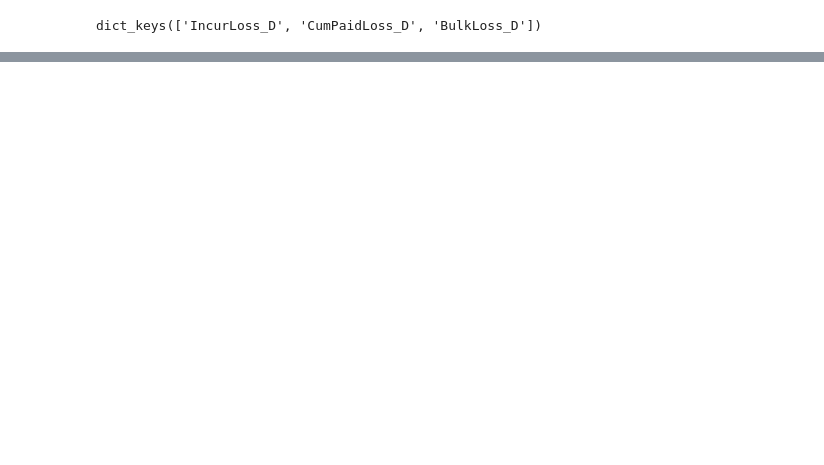
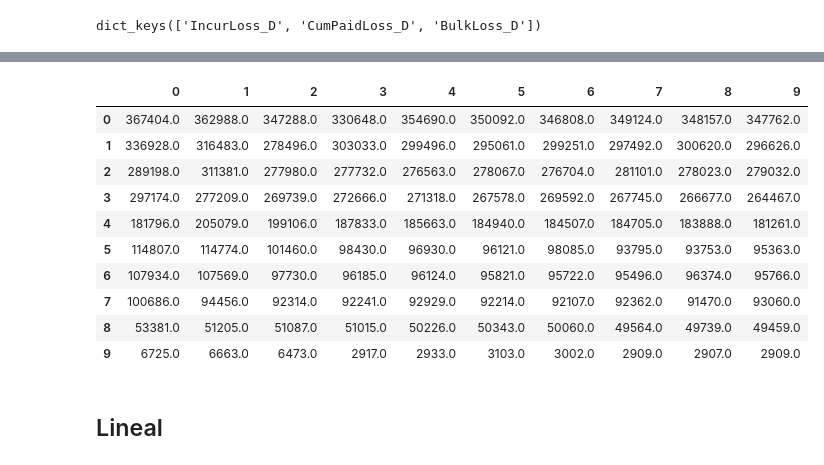
Before and after one commit to JuanLara18/Actuarial-DataMined-Provisiones, a Jupyter notebook: notebooks/Project_I.ipynb, the cells around one changed output, grey strips where cells are left out. Cells and saved outputs as stored; diff of their text form; code cells hidden in the pictures; blank space fills up the shorter version.

```diff
--- a/notebooks/Project_I.ipynb
+++ b/notebooks/Project_I.ipynb
@@ -230,0 +317,16 @@ Triangles['IncurLoss_D'][0]
+# %%
+DataComplete["IncurLoss_D"][0]
+# %% [output]
+|  | 0 | 1 | 2 | 3 | 4 | 5 | 6 | 7 | 8 | 9 |
+| 0 | 367404.0 | 362988.0 | 347288.0 | 330648.0 | 354690.0 | 350092.0 | 346808.0 | 349124.0 | 348157.0 | 347762.0 |
+| 1 | 336928.0 | 316483.0 | 278496.0 | 303033.0 | 299496.0 | 295061.0 | 299251.0 | 297492.0 | 300620.0 | 296626.0 |
+| 2 | 289198.0 | 311381.0 | 277980.0 | 277732.0 | 276563.0 | 278067.0 | 276704.0 | 281101.0 | 278023.0 | 279032.0 |
+| 3 | 297174.0 | 277209.0 | 269739.0 | 272666.0 | 271318.0 | 267578.0 | 269592.0 | 267745.0 | 266677.0 | 264467.0 |
+| 4 | 181796.0 | 205079.0 | 199106.0 | 187833.0 | 185663.0 | 184940.0 | 184507.0 | 184705.0 | 183888.0 | 181261.0 |
+| 5 | 114807.0 | 114774.0 | 101460.0 | 98430.0 | 96930.0 | 96121.0 | 98085.0 | 93795.0 | 93753.0 | 95363.0 |
+| 6 | 107934.0 | 107569.0 | 97730.0 | 96185.0 | 96124.0 | 95821.0 | 95722.0 | 95496.0 | 96374.0 | 95766.0 |
+| 7 | 100686.0 | 94456.0 | 92314.0 | 92241.0 | 92929.0 | 92214.0 | 92107.0 | 92362.0 | 91470.0 | 93060.0 |
+| 8 | 53381.0 | 51205.0 | 51087.0 | 51015.0 | 50226.0 | 50343.0 | 50060.0 | 49564.0 | 49739.0 | 49459.0 |
+| 9 | 6725.0 | 6663.0 | 6473.0 | 2917.0 | 2933.0 | 3103.0 | 3002.0 | 2909.0 | 2907.0 | 2909.0 |
+# %% [markdown]
+## Lineal
```
Also changed, not shown: parts of 12 cells of this notebook.
